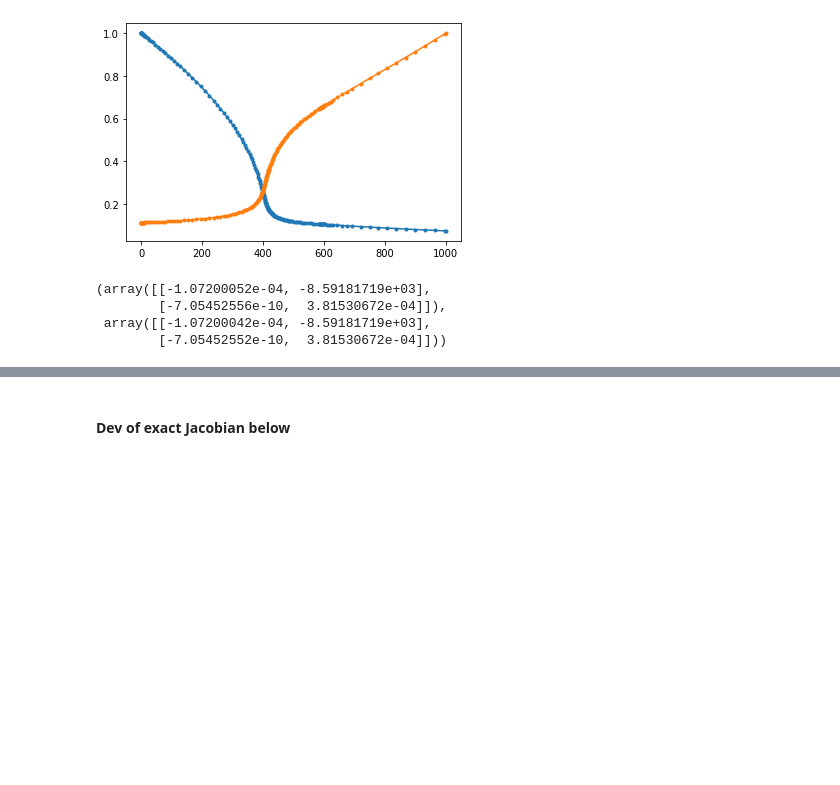
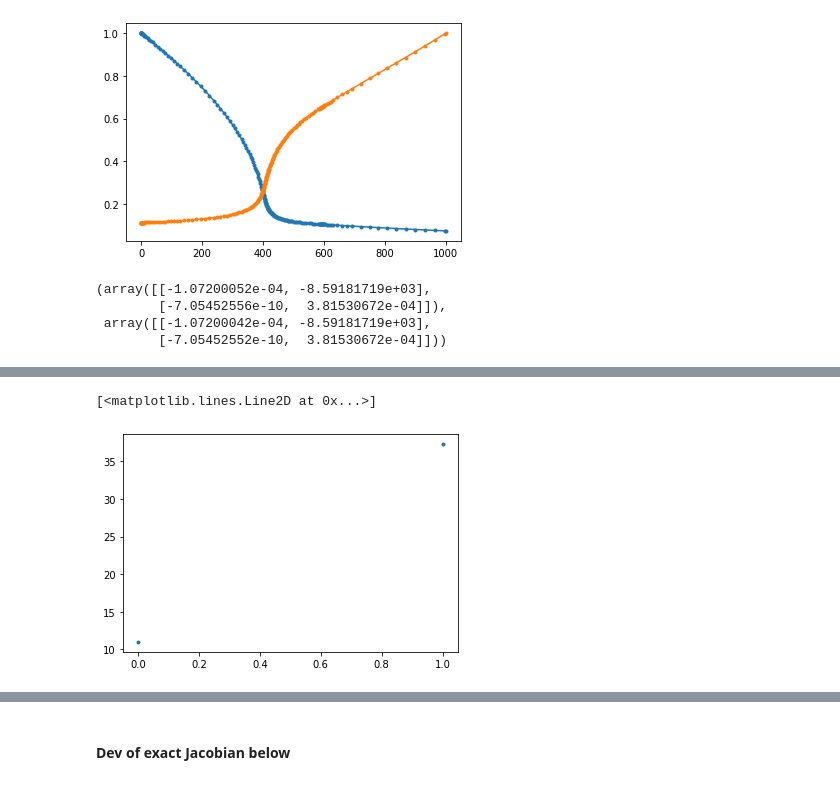
Before and after one commit to fredriclam/conduit-qss, a Jupyter notebook: data_inspector.ipynb, the cells around one changed output, grey strips where cells are left out. Saved outputs shown, nothing was run; the diff lists cells and outputs as text; code cells hidden in the pictures; blank space fills up the shorter version.

```diff
--- a/data_inspector.ipynb
+++ b/data_inspector.ipynb
@@ -442,0 +760,5 @@ _numjacs[0,...], _JJ[0,...]
+# %%
+plt.plot(q[:,1], '.')
+# %% [output]
+[<matplotlib.lines.Line2D at 0x...>]
+[figure, added]
```
Also changed, not shown: parts of 53 cells of this notebook, 2 other files.
